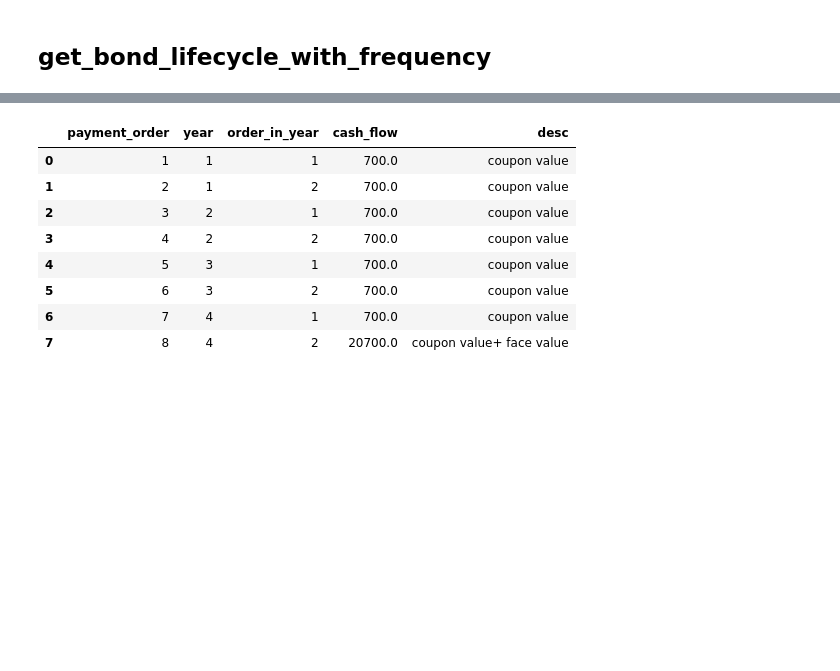
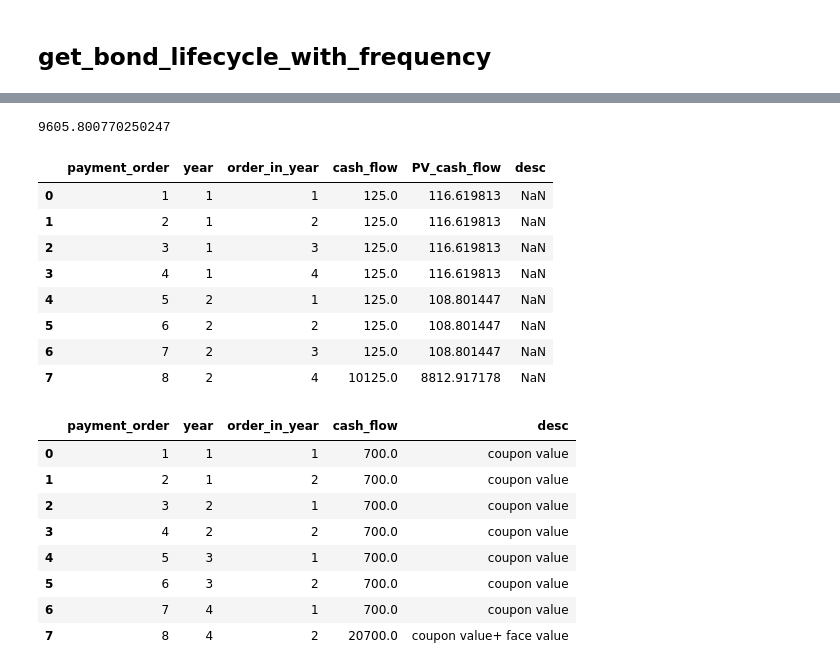
Before and after one commit to horasan/ml, a Jupyter notebook: R_LER_TREASURY_FIXED_INCOME_1.ipynb, the cells around one changed output, grey strips where cells are left out. Drawn from its saved outputs; the diff is of its cells as text; code cells hidden in the pictures; blank space fills up the shorter version.

```diff
--- a/R_LER_TREASURY_FIXED_INCOME_1.ipynb
+++ b/R_LER_TREASURY_FIXED_INCOME_1.ipynb
@@ -147,3 +240,62 @@ def get_bond_lifecycle_with_frequency(face_value: float, coupon_rate: float, dur
+# %%
+face_value = 10000 # $
+coupon_rate = 5/100
+yield_rate = 7/100
+frequency_per_year = 4
+duration_in_years = 2
+
+#coupon_frequency_1 = 1 # annually
+#coupon_frequency_2 = 2 # semiannually
+#coupon_frequency_3 = 4 # quarterly
+
+bond_life = pd.DataFrame(columns=["payment_order", "year", "order_in_year",  "cash_flow", "PV_cash_flow", "desc"])
+
+total_number_of_payments = duration_in_years * frequency_per_year
+bond_life["payment_order"] = np.arange(1, total_number_of_payments + 1, 1)
+
+## set year list
+year_list = []
+order_in_year_list = []
+
+for a in range(duration_in_years):
+  #year_list.append(a+1)
+  #year_list.append(a+1)
+  #order_in_year_list.append(1)
+  #order_in_year_list.append(2)
+  for fre in range(frequency_per_year):
+    year_list.append(a+1)
+    order_in_year_list.append(fre+1) # add multiple values
+
+#print(year_list)
+
+bond_life["year"] = year_list
+bond_life["order_in_year"] = order_in_year_list
+
+# all the streams has coupon values. But last payment must have the face value.
+bond_life["cash_flow"] = (face_value * coupon_rate) / frequency_per_year
+#bond_life["desc"] = "coupon value"
+
+# update the last payment with face value
+index_of_the_last_payment = bond_life.query("year == @duration_in_years").index[frequency_per_year - 1]
+bond_life.loc[index_of_the_last_payment, "cash_flow"] = bond_life.loc[index_of_the_last_payment, "cash_flow"] + face_value
+#bond_life.loc[index_of_the_last_payment, "desc"] = bond_life.loc[index_of_the_last_payment, "desc"] + " + face value"
+
+# frequency_per_year! in fact this is not exactly correct.
+# Burada sanki her $125 yilda 4 parcada odenecek gibi hesapladim. Aslinda 3 ayda 1 odenecek sekilde olursa her birinin present value'su birbirinden farkli olacak.
+bond_life["PV_cash_flow"]   = bond_life.apply(lambda row: calculate_present_value(row["cash_flow"], yield_rate, frequency_per_year, row["year"]), axis=1)
+print(bond_life["PV_cash_flow"].sum())
+bond_life
+# %% [output]
+9605.800770250247
+|  | payment_order | year | order_in_year | cash_flow | PV_cash_flow | desc |
+| 0 | 1 | 1 | 1 | 125.0 | 116.619813 | NaN |
+| 1 | 2 | 1 | 2 | 125.0 | 116.619813 | NaN |
+| 2 | 3 | 1 | 3 | 125.0 | 116.619813 | NaN |
+| 3 | 4 | 1 | 4 | 125.0 | 116.619813 | NaN |
+| 4 | 5 | 2 | 1 | 125.0 | 108.801447 | NaN |
+| 5 | 6 | 2 | 2 | 125.0 | 108.801447 | NaN |
+| 6 | 7 | 2 | 3 | 125.0 | 108.801447 | NaN |
+| 7 | 8 | 2 | 4 | 10125.0 | 8812.917178 | NaN |
 # %%
 face_value = 20000.0
 duration_in_years = 4
```
Also changed, not shown: parts of 5 cells of this notebook.
